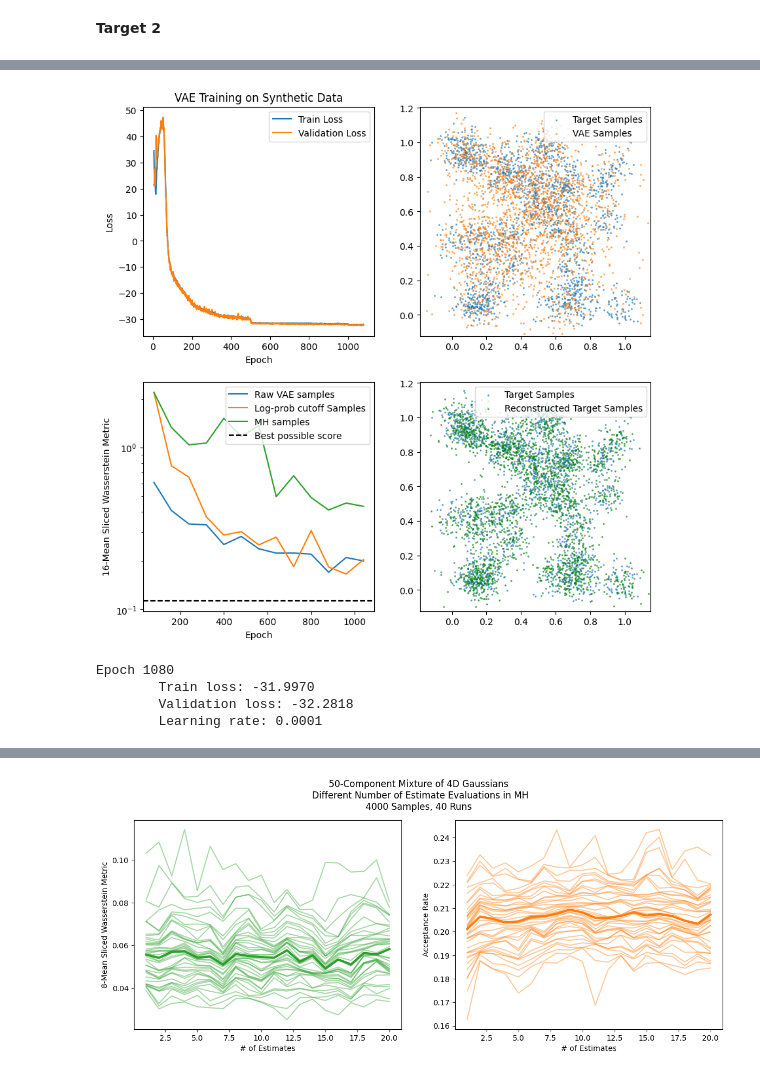
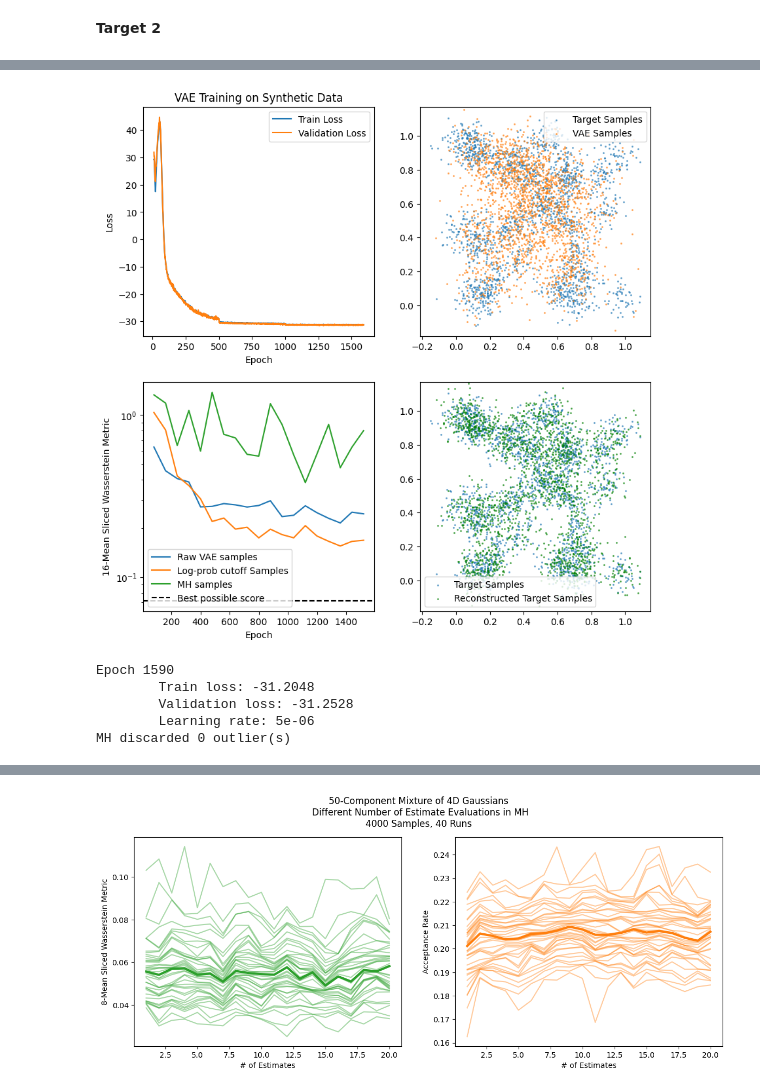
Before and after one commit to xapq/approximate-metropolis-hastings, a Jupyter notebook: MultimodalAnalysis.ipynb, the cells around one changed output, grey strips where cells are left out. Drawn from its saved outputs; the diff is of its cells as text; code cells hidden in the pictures.

```diff
--- a/MultimodalAnalysis.ipynb
+++ b/MultimodalAnalysis.ipynb
@@ -93,27 +93,29 @@ torch.cuda.empty_cache()
 # %%
+hidden_dims = (64, 64, 64, 64)
 model = VAE(
     data_dim=D,
-    hidden_dims=(64, 64, 64, 64),
+    hidden_dims=hidden_dims,
     latent_dim=D,
     device=device
 )
-model_filename = f'models/{target_name}_vae'
+model_filename = f'models/{target_name}_hdim{hidden_dims}_vae'
 # %%
-optimizer = torch.optim.SGD(model.parameters(), lr=0.01, momentum=0.9)
+optimizer = torch.optim.SGD(model.parameters(), lr=0.005, momentum=0.9)
 scheduler = torch.optim.lr_scheduler.StepLR(optimizer, gamma=0.1, step_size=500)
 model.fit_distribution(
     target, 16_384, optimizer,
-    scheduler=scheduler, max_epochs=1100,
+    scheduler=scheduler, max_epochs=1600,
     no_kl_penalty_epochs=50,
     kl_annealing_epochs=300, batch_size=2_048,
-    distribution_metric=SlicedDistributionMetric(WassersteinMetric1d(), 16)
+    distribution_metric=SlicedDistributionMetric(WassersteinMetric1d(), D)
 )
 # %% [output]
-[figure, old version]
+[figure, new version]
-Epoch 1080
-        Train loss: -31.9970
-        Validation loss: -32.2818
-        Learning rate: 0.0001
+Epoch 1590
+        Train loss: -31.2048
+        Validation loss: -31.2528
+        Learning rate: 5e-06
+MH discarded 0 outlier(s)
 # %%
 model.save_knowledge(model_filename)
 # %%
```
Also changed, not shown: parts of 5 cells of this notebook, 14 other files.
